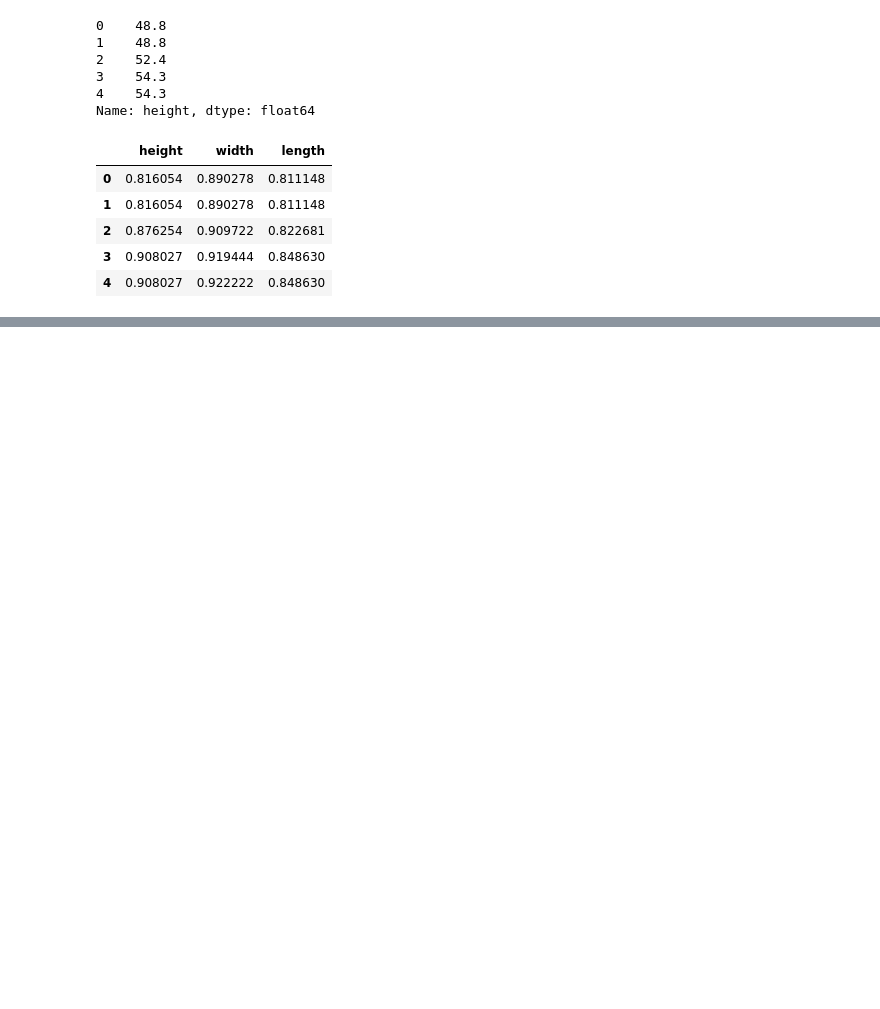
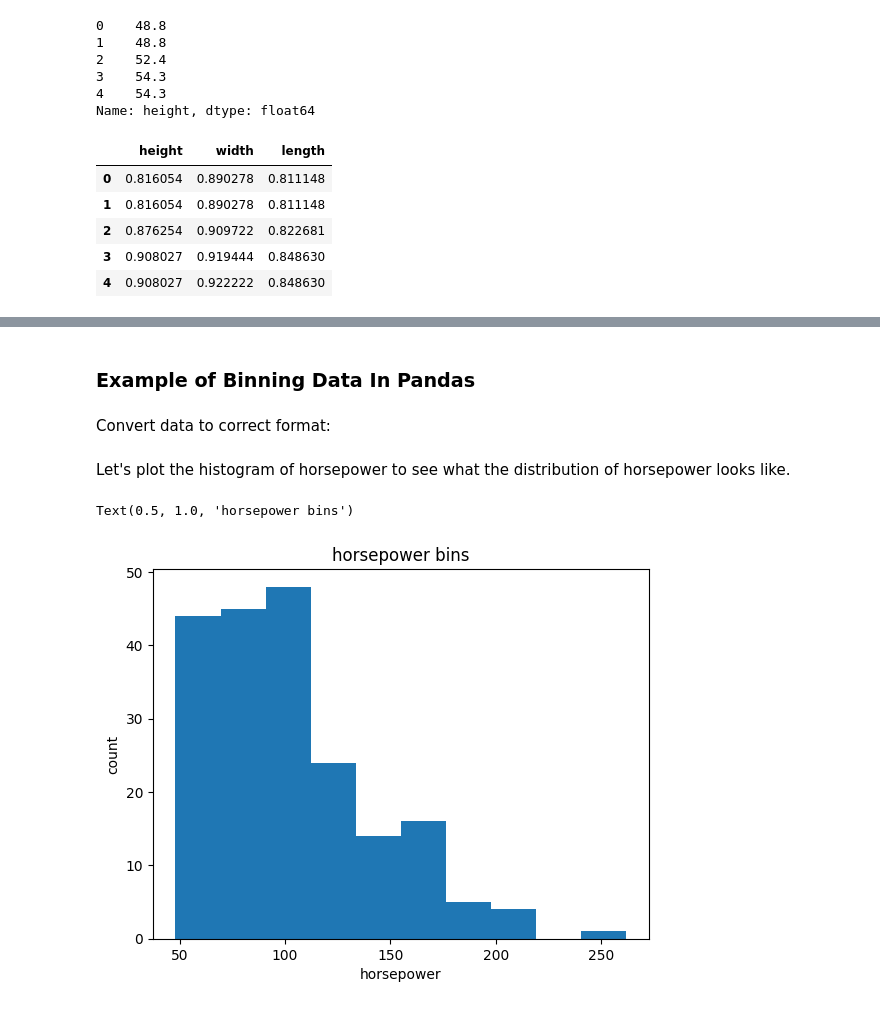
Before and after one commit to giuliamf/applied-datascience, a Jupyter notebook: 2. Data Analysis with Python/2. data_wrangling.ipynb, the cells around one changed output, grey strips where cells are left out. Drawn from its saved outputs; the diff is of its cells as text; code cells hidden in the pictures; blank space fills up the shorter version.

```diff
--- a/2. Data Analysis with Python/2. data_wrangling.ipynb
+++ b/2. Data Analysis with Python/2. data_wrangling.ipynb
@@ -506,0 +519,20 @@ df[['height', 'width', 'length']].head()
+# %% [markdown]
+<h3>Example of Binning Data In Pandas</h3>
+# %% [markdown]
+Convert data to correct format:
+# %%
+df['horsepower']=df['horsepower'].astype(int, copy=True)
+# %% [markdown]
+Let's plot the histogram of horsepower to see what the distribution of horsepower looks like.
+# %%
+import matplotlib as plt
+from matplotlib import pyplot
+plt.pyplot.hist(df['horsepower'])
+
+# set x/y labels and plot title
+plt.pyplot.xlabel('horsepower')
+plt.pyplot.ylabel('count')
+plt.pyplot.title('horsepower bins')
+# %% [output]
+Text(0.5, 1.0, 'horsepower bins')
+[figure, added]
```
Also changed, not shown: parts of 61 cells of this notebook, 2 other files.
